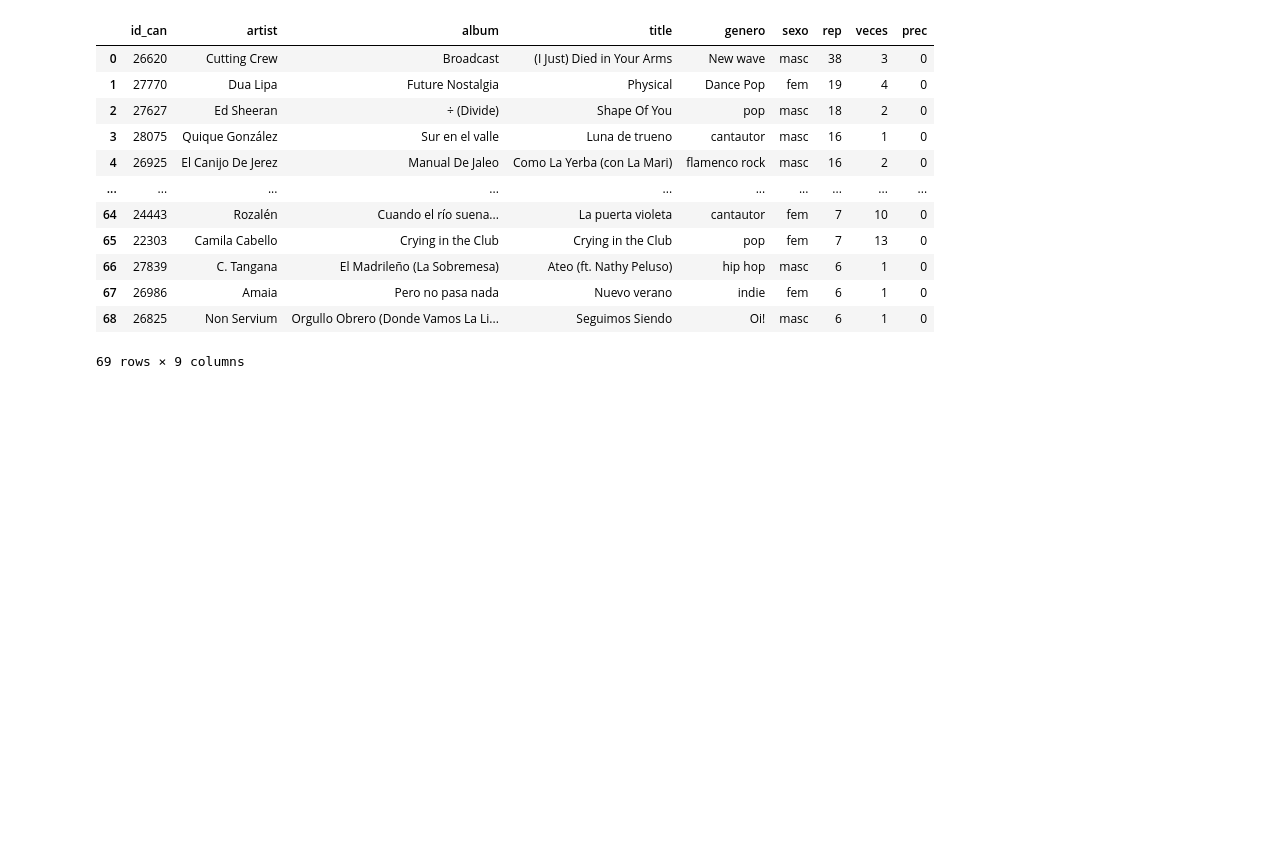
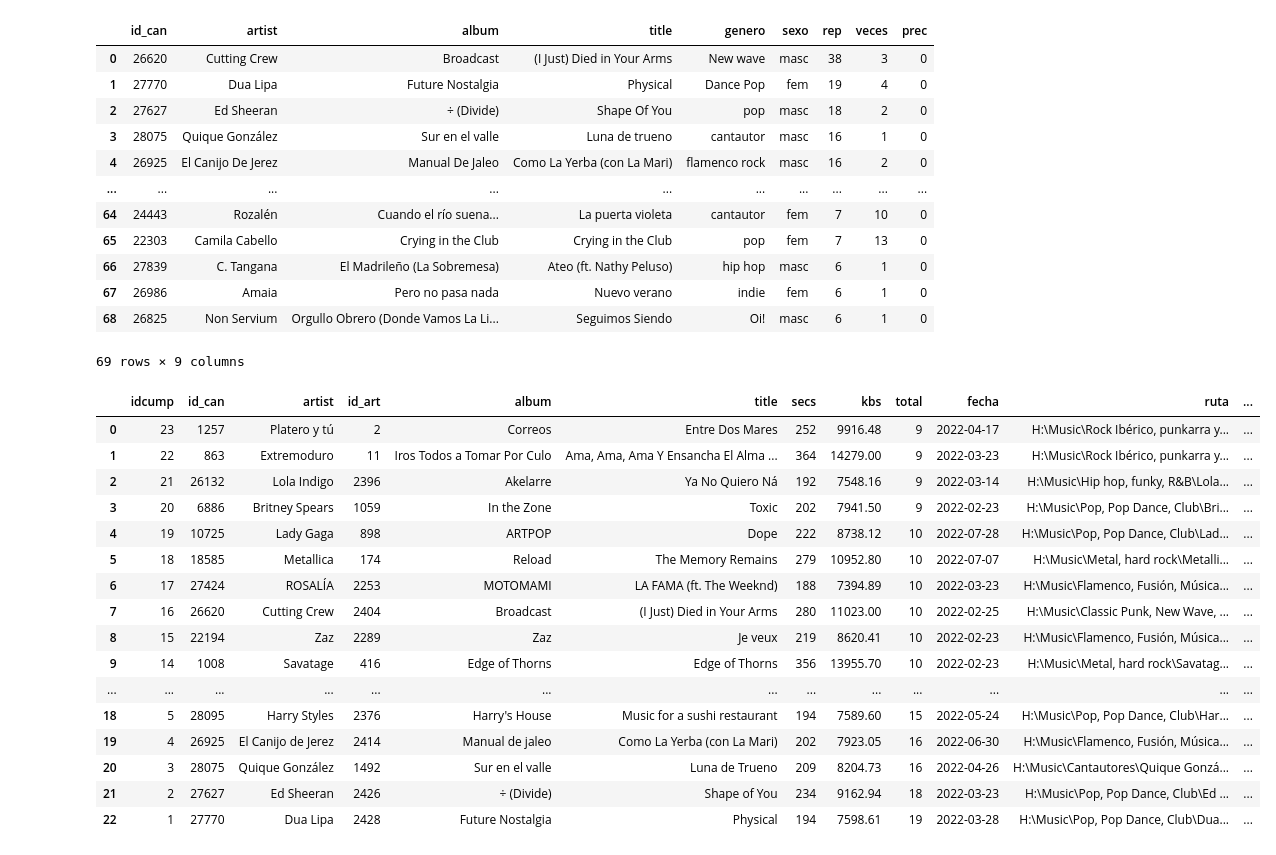
Before and after one commit to emarfer/musicable, a Jupyter notebook: notebooks/07_crear_lista_Rep.ipynb, the cells around one changed output. Saved outputs shown, nothing was run; the diff lists cells and outputs as text; code cells hidden in the pictures; blank space fills up the shorter version.

```diff
--- a/notebooks/07_crear_lista_Rep.ipynb
+++ b/notebooks/07_crear_lista_Rep.ipynb
@@ -257,3 +257,31 @@ pd.read_sql_query(query,engine)
 | 67 | 26986 | Amaia | Pero no pasa nada | Nuevo verano | indie | fem | 6 | 1 | 0 |
 | 68 | 26825 | Non Servium | Orgullo Obrero (Donde Vamos La Li... | Seguimos Siendo | Oi! | masc | 6 | 1 | 0 |
 69 rows × 9 columns
+# %%
+ cumplismo = pd.read_sql_query('''
+select c.*, t.ruta, t.folder, t.archivo, t.mins
+from cumpyagui_22 c
+left join total t
+on t.id_can = c.id_can
+order by idcump desc
+''',engine)
+# %%
+cumplismo
+# %% [output]
+|  | idcump | id_can | artist | id_art | album | title | secs | kbs | total | fecha | ruta | ... |
+| 0 | 23 | 1257 | Platero y tú | 2 | Correos | Entre Dos Mares | 252 | 9916.48 | 9 | 2022-04-17 | H:\Music\Rock Ibérico, punkarra y... | ... |
+| 1 | 22 | 863 | Extremoduro | 11 | Iros Todos a Tomar Por Culo | Ama, Ama, Ama Y Ensancha El Alma ... | 364 | 14279.00 | 9 | 2022-03-23 | H:\Music\Rock Ibérico, punkarra y... | ... |
+| 2 | 21 | 26132 | Lola Indigo | 2396 | Akelarre | Ya No Quiero Ná | 192 | 7548.16 | 9 | 2022-03-14 | H:\Music\Hip hop, funky, R&B\Lola... | ... |
+| 3 | 20 | 6886 | Britney Spears | 1059 | In the Zone | Toxic | 202 | 7941.50 | 9 | 2022-02-23 | H:\Music\Pop, Pop Dance, Club\Bri... | ... |
+| 4 | 19 | 10725 | Lady Gaga | 898 | ARTPOP | Dope | 222 | 8738.12 | 10 | 2022-07-28 | H:\Music\Pop, Pop Dance, Club\Lad... | ... |
+| 5 | 18 | 18585 | Metallica | 174 | Reload | The Memory Remains | 279 | 10952.80 | 10 | 2022-07-07 | H:\Music\Metal, hard rock\Metalli... | ... |
+| 6 | 17 | 27424 | ROSALÍA | 2253 | MOTOMAMI | LA FAMA (ft. The Weeknd) | 188 | 7394.89 | 10 | 2022-03-23 | H:\Music\Flamenco, Fusión, Música... | ... |
+| 7 | 16 | 26620 | Cutting Crew | 2404 | Broadcast | (I Just) Died in Your Arms | 280 | 11023.00 | 10 | 2022-02-25 | H:\Music\Classic Punk, New Wave, ... | ... |
+| 8 | 15 | 22194 | Zaz | 2289 | Zaz | Je veux | 219 | 8620.41 | 10 | 2022-02-23 | H:\Music\Flamenco, Fusión, Música... | ... |
+| 9 | 14 | 1008 | Savatage | 416 | Edge of Thorns | Edge of Thorns | 356 | 13955.70 | 10 | 2022-02-23 | H:\Music\Metal, hard rock\Savatag... | ... |
+| ... | ... | ... | ... | ... | ... | ... | ... | ... | ... | ... | ... | ... |
+| 18 | 5 | 28095 | Harry Styles | 2376 | Harry's House | Music for a sushi restaurant | 194 | 7589.60 | 15 | 2022-05-24 | H:\Music\Pop, Pop Dance, Club\Har... | ... |
+| 19 | 4 | 26925 | El Canijo de Jerez | 2414 | Manual de jaleo | Como La Yerba (con La Mari) | 202 | 7923.05 | 16 | 2022-06-30 | H:\Music\Flamenco, Fusión, Música... | ... |
+| 20 | 3 | 28075 | Quique González | 1492 | Sur en el valle | Luna de Trueno | 209 | 8204.73 | 16 | 2022-04-26 | H:\Music\Cantautores\Quique Gonzá... | ... |
+| 21 | 2 | 27627 | Ed Sheeran | 2426 | ÷ (Divide) | Shape of You | 234 | 9162.94 | 18 | 2022-03-23 | H:\Music\Pop, Pop Dance, Club\Ed ... | ... |
+| 22 | 1 | 27770 | Dua Lipa | 2428 | Future Nostalgia | Physical | 194 | 7598.61 | 19 | 2022-03-28 | H:\Music\Pop, Pop Dance, Club\Dua... | ... |
```
Also changed, not shown: parts of 2 cells of this notebook, 1 other file.
